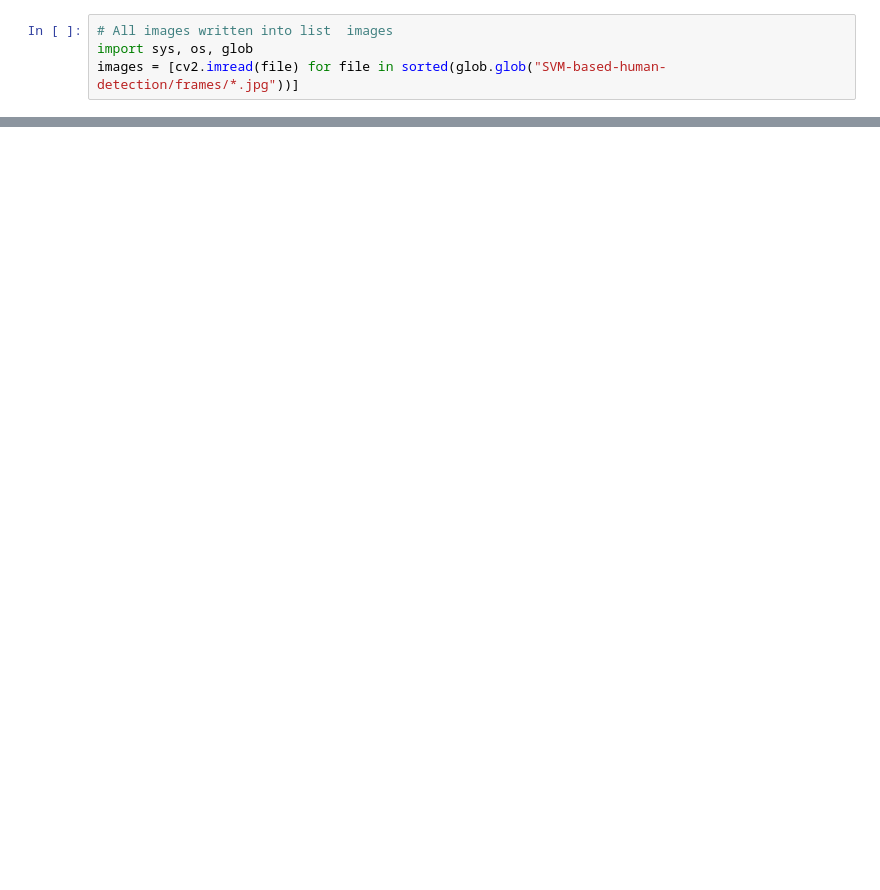
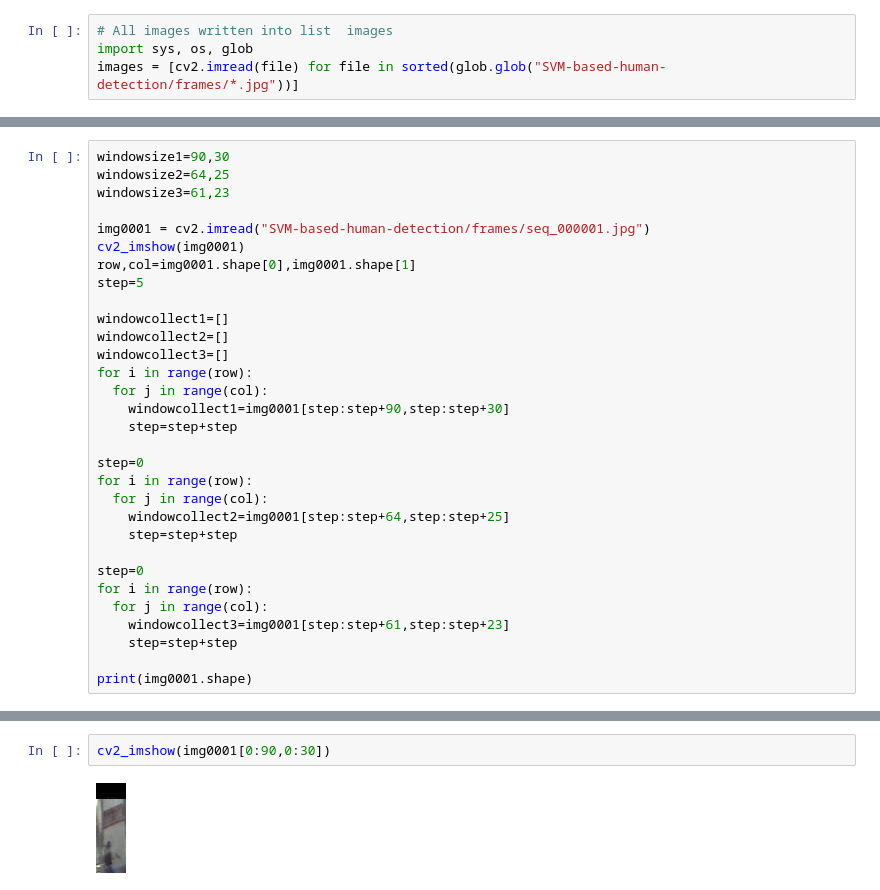
Before and after one commit to liuchentue/SVM-based-human-detection, a Jupyter notebook: Faster_RCNN.ipynb, the cells around one changed output, grey strips where cells are left out. Drawn from its saved outputs; the diff is of its cells as text; blank space fills up the shorter version.

```diff
--- a/Faster_RCNN.ipynb
+++ b/Faster_RCNN.ipynb
@@ -175,0 +273,31 @@ cv2_imshow(person_dataset[0])
+# %%
+windowsize1=90,30
+windowsize2=64,25
+windowsize3=61,23
+
+img0001 = cv2.imread("SVM-based-human-detection/frames/seq_000001.jpg")
+cv2_imshow(img0001)
+row,col=img0001.shape[0],img0001.shape[1]
+step=5
+
+windowcollect1=[]
+windowcollect2=[]
+windowcollect3=[]
+for i in range(row):
+  for j in range(col):
+    windowcollect1=img0001[step:step+90,step:step+30]
+    step=step+step
+
+step=0
+for i in range(row):
+  for j in range(col):
+    windowcollect2=img0001[step:step+64,step:step+25]
+    step=step+step
+
+step=0
+for i in range(row):
+  for j in range(col):
+    windowcollect3=img0001[step:step+61,step:step+23]
+    step=step+step
+
+print(img0001.shape)
@@ -175,0 +307,4 @@ cv2_imshow(person_dataset[0])
+# %%
+cv2_imshow(img0001[0:90,0:30])
+# %% [output]
+[figure, added]
```
Also changed, not shown: parts of 13 cells of this notebook.
